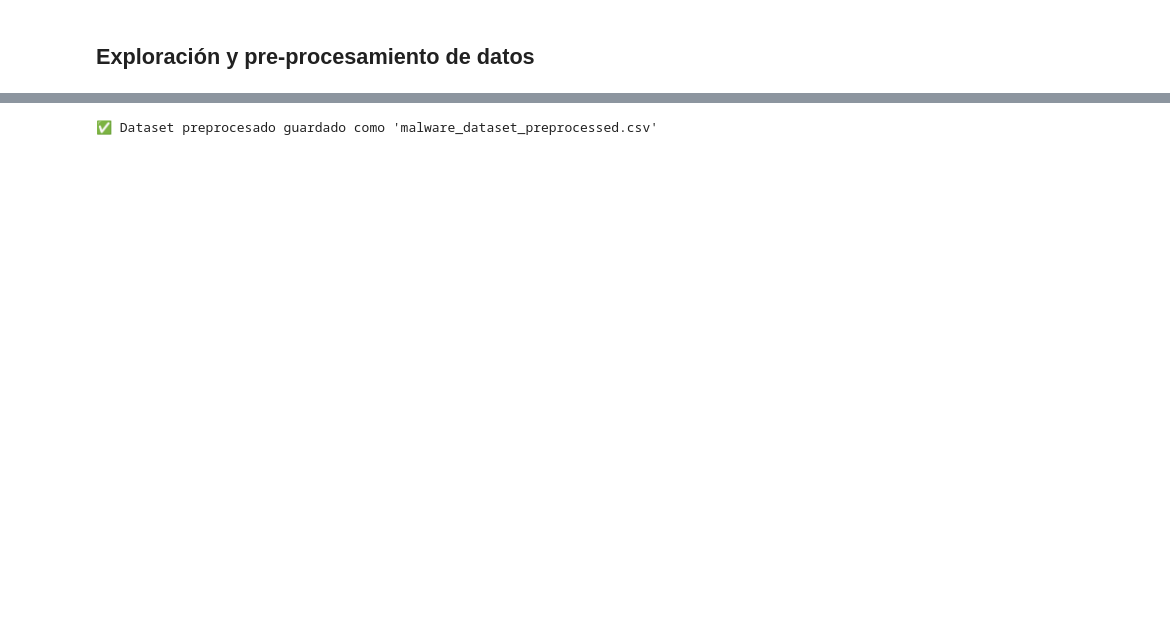
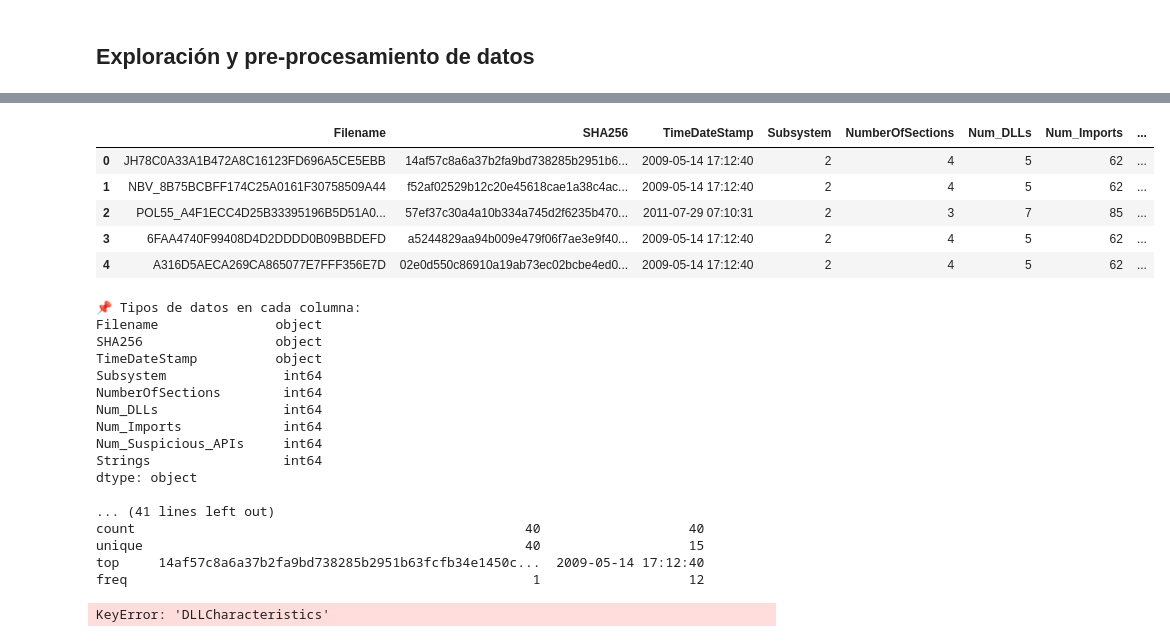
Before and after one commit to mvrcentes/Security_Data_Science, a Jupyter notebook: lab_malware_families.ipynb, the cells around one changed output, grey strips where cells are left out. Cells and saved outputs as stored; diff of their text form; code cells hidden in the pictures; blank space fills up the shorter version.

```diff
--- a/lab_malware_families.ipynb
+++ b/lab_malware_families.ipynb
@@ -242,5 +262,67 @@ df.head()
-# %%
-df.to_csv("malware_dataset_preprocessed.csv", index=False)
-print("✅ Dataset preprocesado guardado como 'malware_dataset_preprocessed.csv'")
-# %% [output]
-✅ Dataset preprocesado guardado como 'malware_dataset_preprocessed.csv'
+# %%
+df = pd.read_csv("malware_dataset_cleaned.csv")
+# %%
+# Mostrar las primeras filas
+display(df.head())
+
+# Revisar los tipos de datos
+print("\n📌 Tipos de datos en cada columna:")
+print(df.dtypes)
+
+# Revisar valores nulos
+print("\n📌 Valores nulos en el dataset:")
+print(df.isnull().sum())
+
+# Revisar estadísticas de columnas numéricas
+print("\n📌 Resumen estadístico de columnas numéricas:")
+print(df.describe())
+
+# Revisar estadísticas de columnas categóricas
+print("\n📌 Resumen estadístico de columnas categóricas:")
+print(df.describe(include="object"))
+# %% [output]
+|  | Filename | SHA256 | TimeDateStamp | Subsystem | NumberOfSections | Num_DLLs | Num_Imports | ... |
+| 0 | JH78C0A33A1B472A8C16123FD696A5CE5EBB | 14af57c8a6a37b2fa9bd738285b2951b6... | 2009-05-14 17:12:40 | 2 | 4 | 5 | 62 | ... |
+| 1 | NBV_8B75BCBFF174C25A0161F30758509A44 | f52af02529b12c20e45618cae1a38c4ac... | 2009-05-14 17:12:40 | 2 | 4 | 5 | 62 | ... |
+| 2 | POL55_A4F1ECC4D25B33395196B5D51A0... | 57ef37c30a4a10b334a745d2f6235b470... | 2011-07-29 07:10:31 | 2 | 3 | 7 | 85 | ... |
+| 3 | 6FAA4740F99408D4D2DDDD0B09BBDEFD | a5244829aa94b009e479f06f7ae3e9f40... | 2009-05-14 17:12:40 | 2 | 4 | 5 | 62 | ... |
+| 4 | A316D5AECA269CA865077E7FFF356E7D | 02e0d550c86910a19ab73ec02bcbe4ed0... | 2009-05-14 17:12:40 | 2 | 4 | 5 | 62 | ... |
+📌 Tipos de datos en cada columna:
+Filename               object
+SHA256                 object
+TimeDateStamp          object
+Subsystem               int64
+NumberOfSections        int64
+Num_DLLs                int64
+Num_Imports             int64
+Num_Suspicious_APIs     int64
+Strings                 int64
+dtype: object
+
+... (41 lines left out)
+count                                                  40                   40
+unique                                                 40                   15
+top     14af57c8a6a37b2fa9bd738285b2951b63fcfb34e1450c...  2009-05-14 17:12:40
+freq                                                    1                   12
+# %%
+df["Subsystem"] = df["Subsystem"].astype(int)
+df["DLLCharacteristics"] = df["DLLCharacteristics"].astype(int)
+
+if "Imports" in df.columns:
+    df["Num_Imports"] = df["Imports"].apply(lambda x: len(str(x).split(",")) if pd.notnull(x) else 0)
+else:
+    df["Num_Imports"] = 0  # Si no existe, se asigna 0
+
+# Revisar si la columna 'Strings' existe antes de contar las cadenas sospechosas
+if "Strings" in df.columns:
+    df["Num_Strings"] = df["Strings"].apply(lambda x: len(str(x).split(",")) if pd.notnull(x) else 0)
+else:
+    df["Num_Strings"] = 0  # Si no existe, se asigna 0
+
+
+# Rellenar valores nulos antes de escalar
+df["NumberOfSections"] = df["NumberOfSections"].fillna(df["NumberOfSections"].median()).astype(int)
+df["Num_Imports"] = df["Num_Imports"].fillna(0)
+df["Num_Strings"] = df["Num_Strings"].fillna(0)
+# %% [output]
+KeyError: 'DLLCharacteristics'
```
Also changed, not shown: parts of 16 cells of this notebook, 6 other files.
